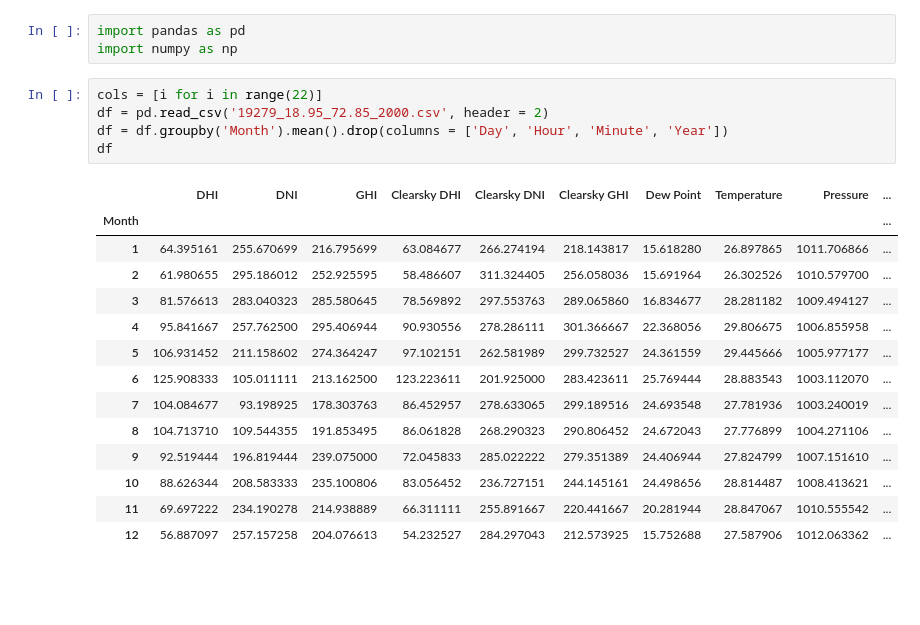
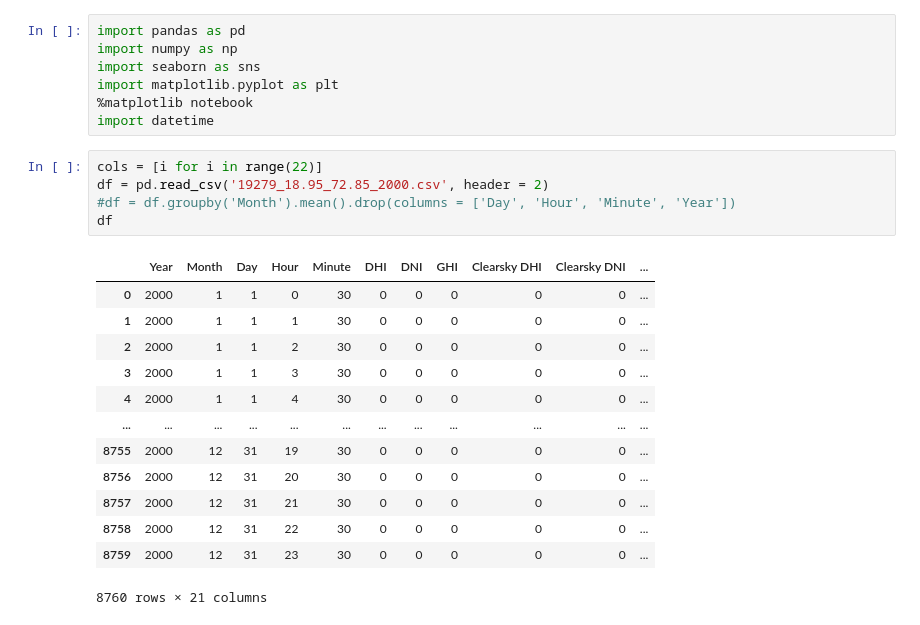
Before and after one commit to ShaunZac/Solar-Radiation-Prediction, a Jupyter notebook: Project.ipynb, the cells around one changed output. Drawn from its saved outputs; the diff is of its cells as text; blank space fills up the shorter version.

```diff
--- a/Project.ipynb
+++ b/Project.ipynb
@@ -1,23 +1,26 @@
 # %%
 import pandas as pd
 import numpy as np
+import seaborn as sns
+import matplotlib.pyplot as plt
+%matplotlib notebook
+import datetime
 # %%
 cols = [i for i in range(22)]
 df = pd.read_csv('19279_18.95_72.85_2000.csv', header = 2)
-df = df.groupby('Month').mean().drop(columns = ['Day', 'Hour', 'Minute', 'Year'])
+#df = df.groupby('Month').mean().drop(columns = ['Day', 'Hour', 'Minute', 'Year'])
 df
 # %% [output]
-|  | DHI | DNI | GHI | Clearsky DHI | Clearsky DNI | Clearsky GHI | Dew Point | Temperature | Pressure | ... |
-| Month |  |  |  |  |  |  |  |  |  | ... |
-| 1 | 64.395161 | 255.670699 | 216.795699 | 63.084677 | 266.274194 | 218.143817 | 15.618280 | 26.897865 | 1011.706866 | ... |
-| 2 | 61.980655 | 295.186012 | 252.925595 | 58.486607 | 311.324405 | 256.058036 | 15.691964 | 26.302526 | 1010.579700 | ... |
-| 3 | 81.576613 | 283.040323 | 285.580645 | 78.569892 | 297.553763 | 289.065860 | 16.834677 | 28.281182 | 1009.494127 | ... |
-| 4 | 95.841667 | 257.762500 | 295.406944 | 90.930556 | 278.286111 | 301.366667 | 22.368056 | 29.806675 | 1006.855958 | ... |
-| 5 | 106.931452 | 211.158602 | 274.364247 | 97.102151 | 262.581989 | 299.732527 | 24.361559 | 29.445666 | 1005.977177 | ... |
-| 6 | 125.908333 | 105.011111 | 213.162500 | 123.223611 | 201.925000 | 283.423611 | 25.769444 | 28.883543 | 1003.112070 | ... |
-| 7 | 104.084677 | 93.198925 | 178.303763 | 86.452957 | 278.633065 | 299.189516 | 24.693548 | 27.781936 | 1003.240019 | ... |
-| 8 | 104.713710 | 109.544355 | 191.853495 | 86.061828 | 268.290323 | 290.806452 | 24.672043 | 27.776899 | 1004.271106 | ... |
-| 9 | 92.519444 | 196.819444 | 239.075000 | 72.045833 | 285.022222 | 279.351389 | 24.406944 | 27.824799 | 1007.151610 | ... |
-| 10 | 88.626344 | 208.583333 | 235.100806 | 83.056452 | 236.727151 | 244.145161 | 24.498656 | 28.814487 | 1008.413621 | ... |
-| 11 | 69.697222 | 234.190278 | 214.938889 | 66.311111 | 255.891667 | 220.441667 | 20.281944 | 28.847067 | 1010.555542 | ... |
-| 12 | 56.887097 | 257.157258 | 204.076613 | 54.232527 | 284.297043 | 212.573925 | 15.752688 | 27.587906 | 1012.063362 | ... |
+|  | Year | Month | Day | Hour | Minute | DHI | DNI | GHI | Clearsky DHI | Clearsky DNI | ... |
+| 0 | 2000 | 1 | 1 | 0 | 30 | 0 | 0 | 0 | 0 | 0 | ... |
+| 1 | 2000 | 1 | 1 | 1 | 30 | 0 | 0 | 0 | 0 | 0 | ... |
+| 2 | 2000 | 1 | 1 | 2 | 30 | 0 | 0 | 0 | 0 | 0 | ... |
+| 3 | 2000 | 1 | 1 | 3 | 30 | 0 | 0 | 0 | 0 | 0 | ... |
+| 4 | 2000 | 1 | 1 | 4 | 30 | 0 | 0 | 0 | 0 | 0 | ... |
+| ... | ... | ... | ... | ... | ... | ... | ... | ... | ... | ... | ... |
+| 8755 | 2000 | 12 | 31 | 19 | 30 | 0 | 0 | 0 | 0 | 0 | ... |
+| 8756 | 2000 | 12 | 31 | 20 | 30 | 0 | 0 | 0 | 0 | 0 | ... |
+| 8757 | 2000 | 12 | 31 | 21 | 30 | 0 | 0 | 0 | 0 | 0 | ... |
+| 8758 | 2000 | 12 | 31 | 22 | 30 | 0 | 0 | 0 | 0 | 0 | ... |
+| 8759 | 2000 | 12 | 31 | 23 | 30 | 0 | 0 | 0 | 0 | 0 | ... |
+8760 rows × 21 columns
```
Also changed, not shown: parts of 2 cells of this notebook.
